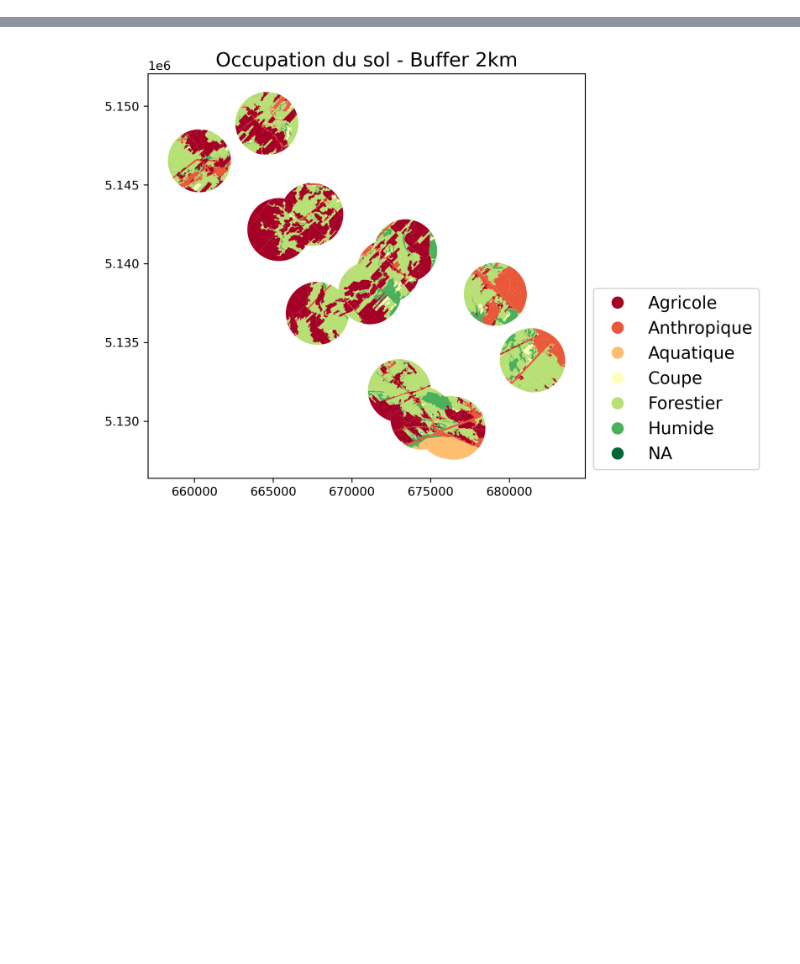
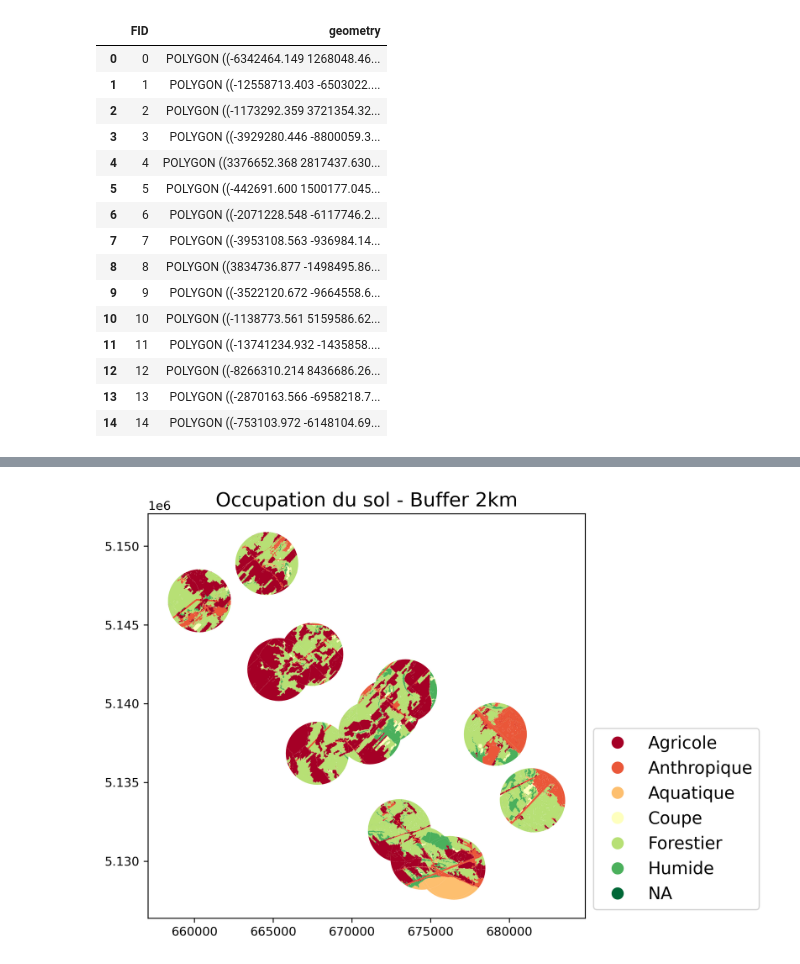
Before and after one commit to tofunori/Multi-buffers-data-extraction, a Jupyter notebook: data_manipulation.ipynb, the cells around one changed output, grey strips where cells are left out. Drawn from its saved outputs; the diff is of its cells as text; code cells hidden in the pictures; blank space fills up the shorter version.

```diff
--- a/data_manipulation.ipynb
+++ b/data_manipulation.ipynb
@@ -35,6 +35,27 @@ import matplotlib.pyplot as plt
 # %%
 import whitebox
 wbt = whitebox.WhiteboxTools()
+# %%
+buffer = gpd.read_file("buffers_2km.shp")
+# %%
+buffer
+# %% [output]
+|  | FID | geometry |
+| 0 | 0 | POLYGON ((-6342464.149 1268048.46... |
+| 1 | 1 | POLYGON ((-12558713.403 -6503022.... |
+| 2 | 2 | POLYGON ((-1173292.359 3721354.32... |
+| 3 | 3 | POLYGON ((-3929280.446 -8800059.3... |
+| 4 | 4 | POLYGON ((3376652.368 2817437.630... |
+| 5 | 5 | POLYGON ((-442691.600 1500177.045... |
+| 6 | 6 | POLYGON ((-2071228.548 -6117746.2... |
+| 7 | 7 | POLYGON ((-3953108.563 -936984.14... |
+| 8 | 8 | POLYGON ((3834736.877 -1498495.86... |
+| 9 | 9 | POLYGON ((-3522120.672 -9664558.6... |
+| 10 | 10 | POLYGON ((-1138773.561 5159586.62... |
+| 11 | 11 | POLYGON ((-13741234.932 -1435858.... |
+| 12 | 12 | POLYGON ((-8266310.214 8436686.26... |
+| 13 | 13 | POLYGON ((-2870163.566 -6958218.7... |
+| 14 | 14 | POLYGON ((-753103.972 -6148104.69... |
 # %%
 wbt.clip(
     i=r"C:\Users\thier\Downloads\Projet\Projet\test.shp",
```
Also changed, not shown: parts of 6 cells of this notebook, 1 other file.
